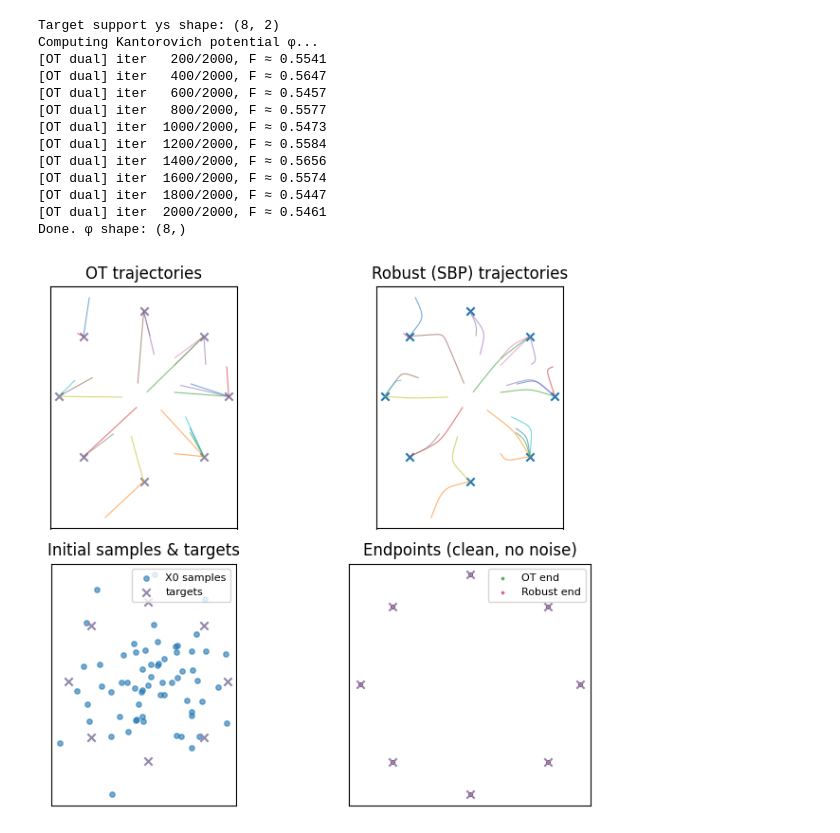
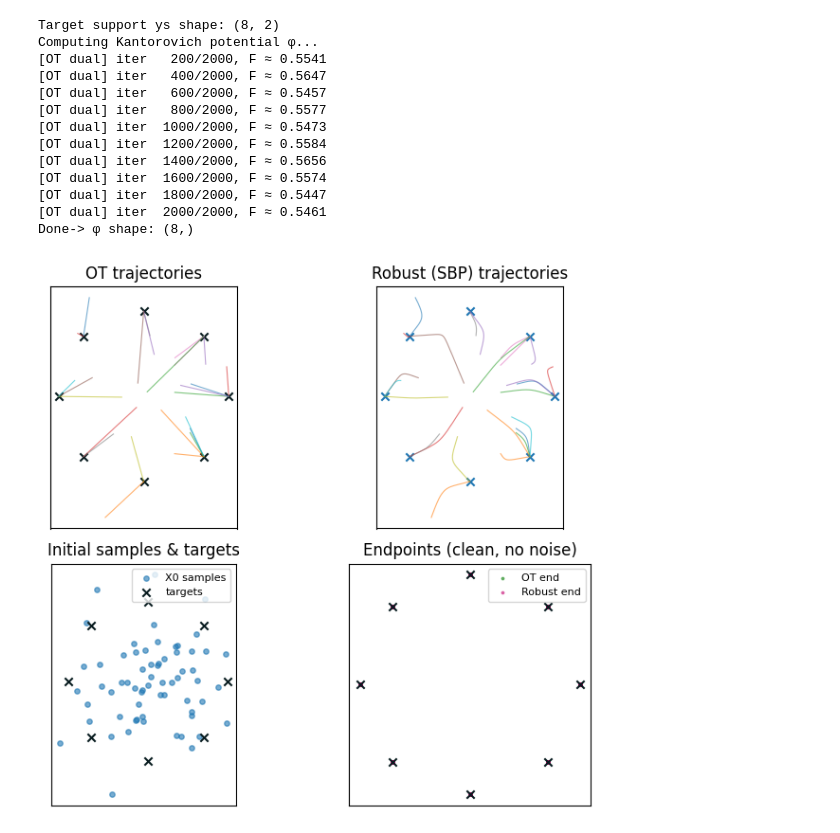
Before and after one commit to BaharTaskesen/SBP-Robust-OT-Flows, a Jupyter notebook: robust-sbp.ipynb, the cells around one changed output. Saved outputs shown, nothing was run; the diff lists cells and outputs as text; code cells hidden in the pictures.

Commit message:
new experiments, and savings for designated experiments.

```diff
--- a/robust-sbp.ipynb
+++ b/robust-sbp.ipynb
@@ -1,11 +1,12 @@
 # %%
 import numpy as np
 import matplotlib.pyplot as plt
-# ============================================================
-# Main experiment: OT vs robust flows + endpoint sensitivity
-# ============================================================
+from data_gen import *
 from utils import *
 
+# ============================================================
+# OT vs robust flows + endpoint sensitivity
+# ============================================================
 
 rng = np.random.default_rng(0)
 # Experiment parameters
@@ -21,7 +22,7 @@ eps_smooth = 0.8          # ε for smoothed Hopf–Lax
 # sigma_list = [0, 0.5, 1]
 sigma_list = [0.0, 0.05, 0.1, 0.2, 0.3, 0.4, 0.5, 0.6, 0.7, 0.8, 0.9, 1]
 
-target_color = ['#9286AA']
+target_color = ['#081B1F']
 ot_color = ['#017C01']
 sbp_color = ['#C5036F']
 initial_samples_color = ['#606C6C']
@@ -29,6 +30,9 @@ initial_samples_color = ['#606C6C']
 
 # 1) Build semi-discrete target
 ys = make_target_points(n_modes=n_modes, radius=radius)
+N, dim = ys.shape
+nu = np.ones(N, dtype=np.float64) / N
+
 # ys = make_noisy_ring()
 # ys = make_square_targets()
 # ys_ring = make_target_points(n_modes=8, radius=2.0)
@@ -36,13 +40,13 @@ ys = make_target_points(n_modes=n_modes, radius=radius)
 # ys = np.vstack([ys_ring, y_center])
 # ys = make_paired_targets(radius=2.0, pair_sep=0.08, n_pairs=4)
 
-
 print("Target support ys shape:", ys.shape)
 
 # 2) Approximate Kantorovich potential φ (semi-discrete OT dual)
 print("Computing Kantorovich potential φ...")
 phi = compute_kantorovich_potential(
     ys,
+    nu=0,
     n_iters=n_iters_ot,
     batch_size=batch_size_ot,
     lr=lr_ot,
@@ -50,7 +54,7 @@ phi = compute_kantorovich_potential(
     verbose=True,
 )
 phi_clean = phi.copy()
-print("Done. φ shape:", phi_clean.shape)
+print("Done-> φ shape:", phi_clean.shape)
 
 # 3) Clean OT and robust drifts
 def v_ot_clean(x, t, phi_clean=phi_clean):
@@ -95,91 +99,32 @@ ax01.set_xticks([]); ax01.set_yticks([])
 ax10.scatter(x0_traj[:, 0], x0_traj[:, 1], s=15, alpha=0.6, label="X0 samples")
 ax10.scatter(ys[:, 0], ys[:, 1], marker="x", label="targets", c=target_color)
 ax10.set_title("Initial samples & targets")
 ax10.set_aspect("equal")
 ax10.set_xticks([]); ax10.set_yticks([])
 ax10.legend(loc="upper right", fontsize=8)
 
 ax11.scatter(xT_ot_clean[:, 0], xT_ot_clean[:, 1], s=3, alpha=0.5, label="OT end", c=ot_color)
 ax11.scatter(xT_rob_clean[:, 0], xT_rob_clean[:, 1], s=3, alpha=0.5, label="Robust end", c=sbp_color)
 ax11.scatter(ys[:, 0], ys[:, 1], marker="x", c=target_color)
 ax11.set_title("Endpoints (clean, no noise)")
 ax11.set_aspect("equal")
 ax11.set_xticks([]); ax11.set_yticks([])
 ax11.legend(loc="upper right", fontsize=8)
 
 fig.tight_layout()
 plt.show()
-
-# 7) Robustness experiment: endpoint sensitivity vs σ
-sens_ot = []
-sens_rob = []
-
-for sigma in sigma_list:
-    print(f"\n=== Potential noise level sigma = {sigma:.3f} ===")
-    phi_tilde = phi_clean + rng.normal(scale=sigma, size=phi_clean.shape)
-    # if sigma > 0.0:
-    #     lam = 1.0 / sigma
-    #     z = rng.exponential(scale=1.0 / lam, size=phi_clean.shape)  # mean = sigma
-    #     z = z - 1.0 / lam                                           # shift to mean zero
-    #     phi_tilde = phi_clean + z
-    # else:
-    #     phi_tilde = phi_clean.copy()
-
-    def v_ot_noisy(x, t, phi_tilde=phi_tilde):
-        return velocity_ot(x, t, phi_tilde, ys)
-
-    def v_rob_noisy(x, t, phi_tilde=phi_tilde):
-        return velocity_robust(x, t, phi_tilde, ys, eps_smooth=eps_smooth)
-
-    # propagate the same X0 under noisy φ
-    xT_ot_noisy = simulate_ode(v_ot_noisy,  x0_fixed, n_steps=n_steps)
-    xT_rob_noisy = simulate_ode(v_rob_noisy, x0_fixed, n_steps=n_steps)
-
-    # sensitivity = mean squared displacement from clean endpoints
-    err_ot = endpoint_sensitivity(xT_ot_clean,  xT_ot_noisy)
-    err_rob = endpoint_sensitivity(xT_rob_clean, xT_rob_noisy)
-    sens_ot.append(err_ot)
-    sens_rob.append(err_rob)
-
-    print(f"Endpoint sensitivity (OT):   {err_ot:.4e}")
-    print(f"Endpoint sensitivity (SBP):  {err_rob:.4e}")
-
-# # 8) Plot sensitivity vs σ
-# fig, ax = plt.subplots()
-# sigmas = np.array(sigma_list, dtype=np.float64)
-# ax.plot(sigmas, sens_ot,  marker="o", label="OT flow")
-# ax.plot(sigmas, sens_rob, marker="s", label="Robust / SBP flow")
-# ax.set_xlabel(r"Noise level $\sigma$ on $\varphi$")
-# ax.set_ylabel(r"Mean squared endpoint displacement")
-# ax.set_title("Endpoint sensitivity to potential noise")
-# ax.legend()
-# fig.tight_layout()
-# plt.show()
-
-# 9) Optional: show endpoints under highest noise
-sigma_max = sigma_list[-1]
-phi_tilde = phi_clean + rng.normal(scale=sigma_max, size=phi_clean.shape)
-
-def v_ot_max(x, t, phi_tilde=phi_tilde):
-    return velocity_ot(x, t, phi_tilde, ys)
-
-def v_rob_max(x, t, phi_tilde=phi_tilde):
-    return velocity_robust(x, t, phi_tilde, ys, eps_smooth=eps_smooth)
-
-xT_ot_max = simulate_ode(v_ot_max,  x0_fixed, n_steps=n_steps)
-xT_rob_max = simulate_ode(v_rob_max, x0_fixed, n_steps=n_steps)
 # %% [output]
 Target support ys shape: (8, 2)
 Computing Kantorovich potential φ...
 [OT dual] iter   200/2000, F ≈ 0.5541
 [OT dual] iter   400/2000, F ≈ 0.5647
 [OT dual] iter   600/2000, F ≈ 0.5457
 [OT dual] iter   800/2000, F ≈ 0.5577
 [OT dual] iter  1000/2000, F ≈ 0.5473
 [OT dual] iter  1200/2000, F ≈ 0.5584
 [OT dual] iter  1400/2000, F ≈ 0.5656
 [OT dual] iter  1600/2000, F ≈ 0.5574
 [OT dual] iter  1800/2000, F ≈ 0.5447
 [OT dual] iter  2000/2000, F ≈ 0.5461
-Done. φ shape: (8,)
+Done-> φ shape: (8,)
-[figure, old version]
+[figure, new version]
```
Also changed, not shown: parts of 8 cells of this notebook, 8 other files.
